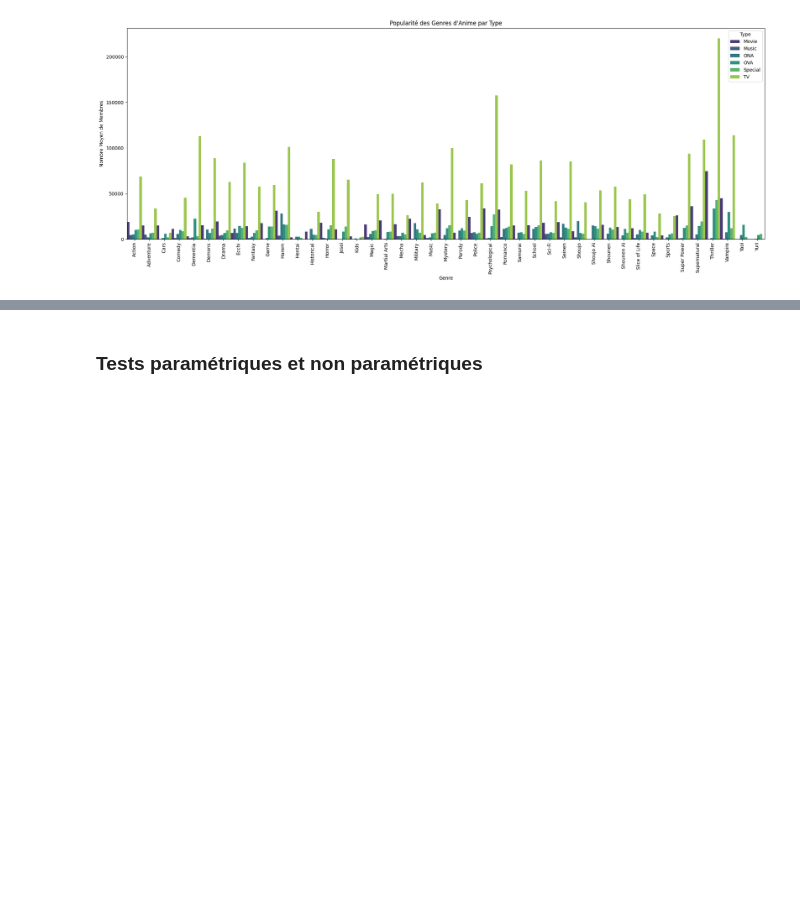
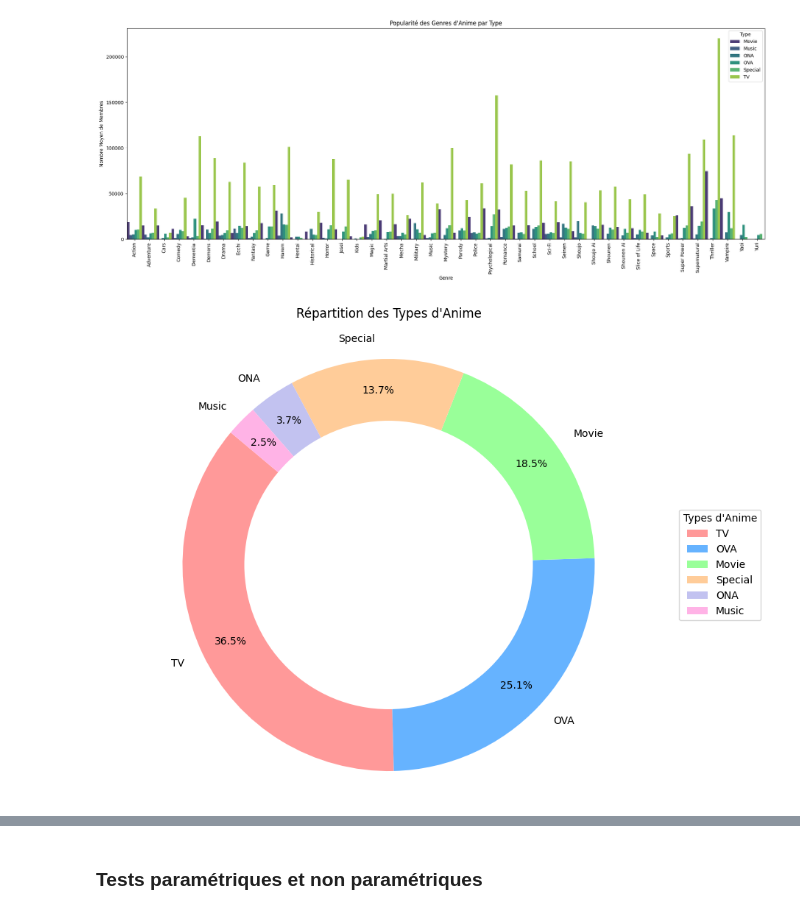
Before and after one commit to obenchekro/MyAnimeList-Recommandation-System, a Jupyter notebook: notebook/MyAnimeList Recommandation System.ipynb, the cells around one changed output, grey strips where cells are left out. Cells and saved outputs as stored; diff of their text form; code cells hidden in the pictures; blank space fills up the shorter version.

```diff
--- a/notebook/MyAnimeList Recommandation System.ipynb
+++ b/notebook/MyAnimeList Recommandation System.ipynb
@@ -225,6 +221,26 @@ plt.tight_layout()
 plt.show()
 # %% [output]
 [figure]
+# %%
+type_counts = exploded_genre_df['type'].value_counts()
+labels = type_counts.index
+sizes = type_counts.values
+
+colors = ['#ff9999','#66b3ff','#99ff99','#ffcc99', '#c2c2f0','#ffb3e6', '#c4e17f']
+
+plt.figure(figsize=(10, 8))
+plt.pie(sizes, labels=labels, colors=colors, autopct='%1.1f%%', startangle=140, pctdistance=0.85)
+
+centre_circle = plt.Circle((0,0),0.70,fc='white')
+fig = plt.gcf()
+fig.gca().add_artist(centre_circle)
+
+plt.legend(labels, title="Types d'Anime", loc="center left", bbox_to_anchor=(1, 0, 0.5, 1))
+plt.title('Répartition des Types d\'Anime', pad=20)
+plt.axis('equal')
+plt.show()
+# %% [output]
+[figure, added]
 # %%
 single_genre = anime_df[anime_df.genre.str.count(",") == 0]
 single_genre_counts = single_genre.genre.value_counts()
```
Also changed, not shown: parts of 4 cells of this notebook.
